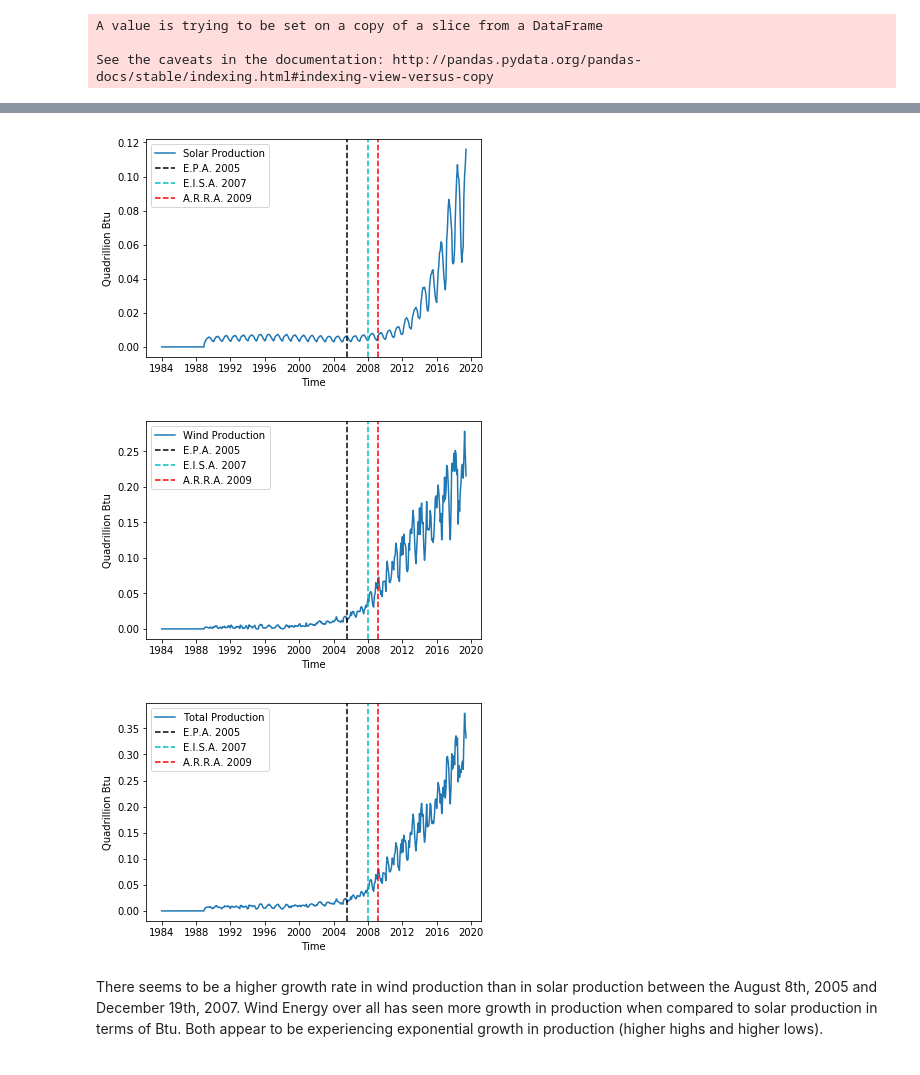
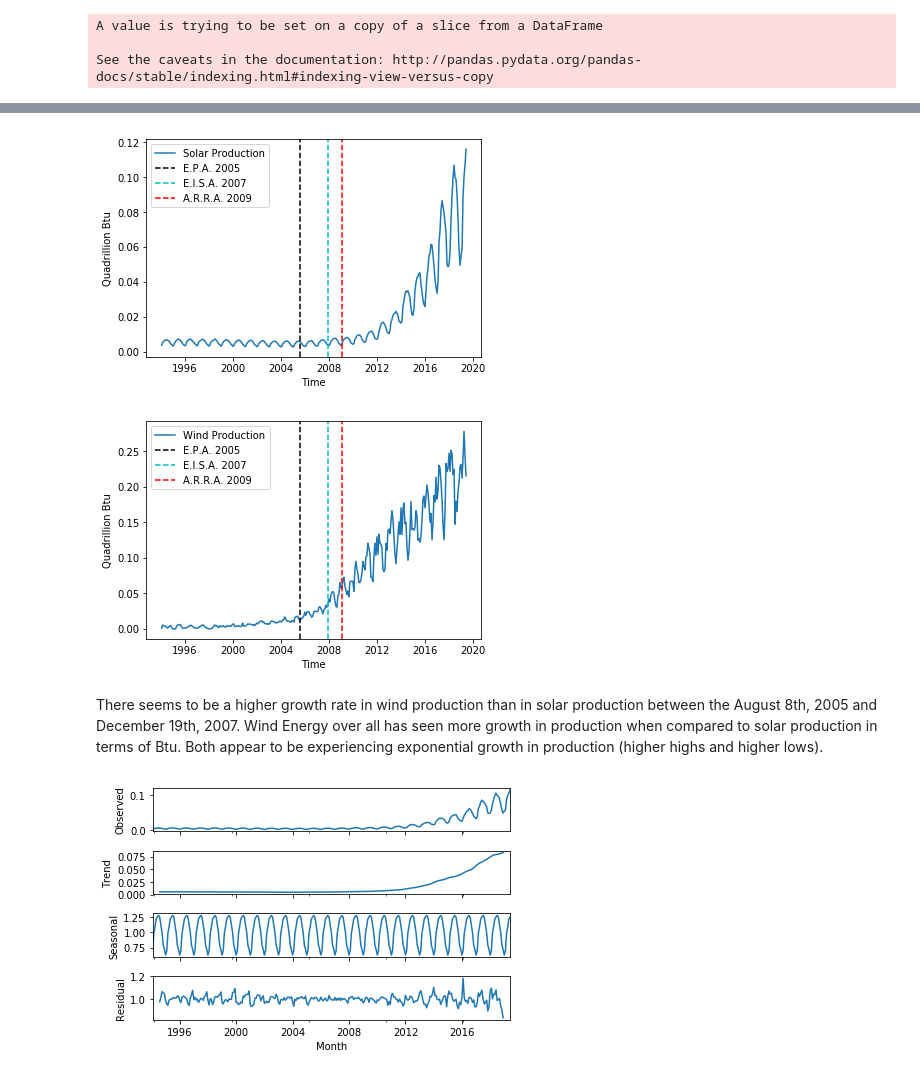
Before and after one commit to BoutrosSami/Springboard, a Jupyter notebook: Capstone_Project.ipynb, the cells around one changed output, grey strips where cells are left out. Drawn from its saved outputs; the diff is of its cells as text; code cells hidden in the pictures.

Commit message:
seasonal_decomposition initial commit

```diff
--- a/Capstone_Project.ipynb
+++ b/Capstone_Project.ipynb
@@ -114,7 +114,7 @@ plt.show()
 # %%
 '''Plot solar production only with policy ratification dates.'''
 
-_ = plt.plot(data['Solar Energy Production'], label='Solar Production')
+_ = plt.plot(solar, label='Solar Production')
 _ = plt.axvline(x=epa5, color = 'k', linestyle = '--', label = 'E.P.A. 2005')
 _ = plt.axvline(x=eisa7, color = 'c', linestyle = '--', label = 'E.I.S.A. 2007')
 _ = plt.axvline(x=arra9, color = 'r', linestyle = '--', label = 'A.R.R.A. 2009')
@@ -123,11 +123,11 @@ plt.ylabel('Quadrillion Btu')
 plt.legend()
 plt.show()
 # %% [output]
-[figure, old version]
+[figure, new version]
 # %%
 '''Plot wind production only with policy ratification dates.'''
 
-_ = plt.plot(data['Wind Energy Production'], label = 'Wind Production')
+_ = plt.plot(wind, label = 'Wind Production')
 _ = plt.axvline(x=epa5, color = 'k', linestyle = '--', label = 'E.P.A. 2005')
 _ = plt.axvline(x=eisa7, color = 'c', linestyle = '--', label = 'E.I.S.A. 2007')
 _ = plt.axvline(x=arra9, color = 'r', linestyle = '--', label = 'A.R.R.A. 2009')
@@ -136,19 +136,12 @@ plt.ylabel('Quadrillion Btu')
 plt.legend()
 plt.show()
 # %% [output]
-[figure, old version]
+[figure, new version]
-# %%
-'''Plot aggregate production only with policy ratification dates.'''
-
-_ = plt.plot(data['Total Solar and Wind Production'], label = 'Total Production')
-_ = plt.axvline(x=epa5, color = 'k', linestyle = '--', label = 'E.P.A. 2005')
-_ = plt.axvline(x=eisa7, color = 'c', linestyle = '--', label = 'E.I.S.A. 2007')
-_ = plt.axvline(x=arra9, color = 'r', linestyle = '--', label = 'A.R.R.A. 2009')
-plt.xlabel('Time')
-plt.ylabel('Quadrillion Btu')
-plt.legend()
-plt.show()
-# %% [output]
-[figure, removed]
 # %% [markdown]
 There seems to be a higher growth rate in wind production than in solar production between the August 8th, 2005 and December 19th, 2007.  Wind Energy over all has seen more growth in production when compared to solar production in terms of Btu.  Both appear to be experiencing exponential growth in production (higher highs and higher lows).
+# %%
+solar_result = seasonal_decompose(solar, model='multiplicative', freq=12)
+solar_result.plot()
+plt.show()
+# %% [output]
+[figure, added]
```
Also changed, not shown: parts of 10 cells of this notebook.
